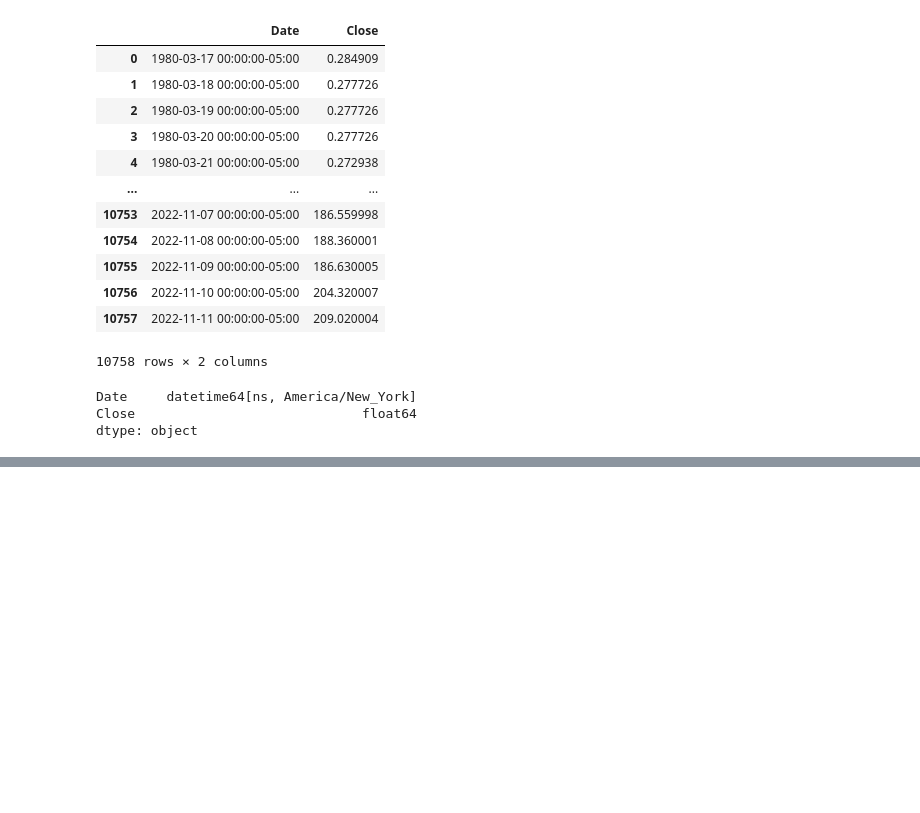
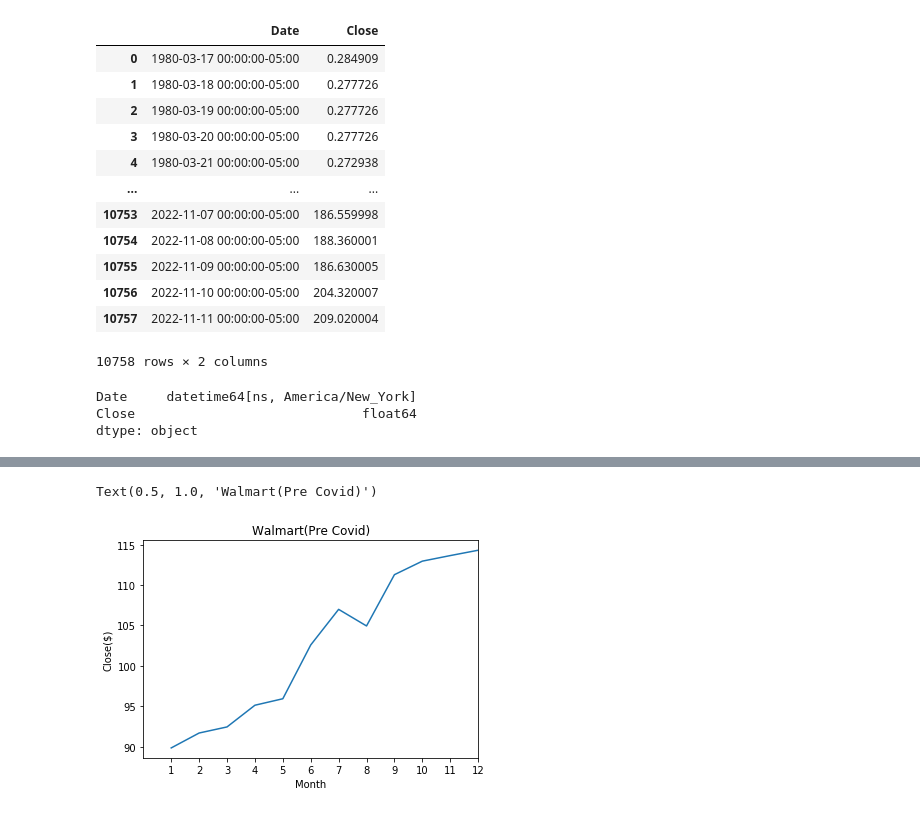
Before and after one commit to cjallow01/project-1, a Jupyter notebook: retail_covid_stocks.ipynb, the cells around one changed output, grey strips where cells are left out. Cells and saved outputs as stored; diff of their text form; code cells hidden in the pictures; blank space fills up the shorter version.

```diff
--- a/retail_covid_stocks.ipynb
+++ b/retail_covid_stocks.ipynb
@@ -161,0 +185,3 @@ plt.title("Lowes(After Vaccine)");
+# %%
+Walmart_data_df = pd.DataFrame(Walmart.history(period="max"))
+Walmart_data_df
@@ -161,0 +205,6 @@ plt.title("Lowes(After Vaccine)");
+# %%
+Walmart_data_df.reset_index(inplace=True)
+Walmart_data_df['index'] = Walmart_data_df.index
+Walmart_data_df['Date'] = pd.to_datetime(Walmart_data_df['Date'], format='%Y-%m-%d')
+Walmart_data_df = Walmart_data_df[["Date","Close"]]
+Walmart_data_df
@@ -161,0 +225,3 @@ plt.title("Lowes(After Vaccine)");
+# %%
+Walmart_pre_covid_df = Walmart_data_df.loc[((Walmart_data_df['Date'].dt.year == 2019))]
+Walmart_pre_covid_df.sort_values(by=['Date'])
@@ -161,0 +242,12 @@ plt.title("Lowes(After Vaccine)");
+# %%
+#Create a dataframe for Walmart pre-covid stock data (Jan 2019 - Dec 2019) By Month
+monthly_close_pre_covid_df = pd.DataFrame(Walmart_pre_covid_df.groupby(Walmart_pre_covid_df.Date.dt.month)['Close'].mean())\
+                        .reset_index()\
+                        .rename(columns={'Date': 'Month'})
+
+#Add Store and timeframe column
+
+monthly_close_pre_covid_df['Store'] = 'Walmart'
+monthly_close_pre_covid_df['Timeframe'] = 'Pre-Covid'
+
+monthly_close_pre_covid_df
@@ -162,3 +268,16 @@ plt.title("Lowes(After Vaccine)");
+# %%
+x = monthly_close_pre_covid_df['Month']
+y = monthly_close_pre_covid_df['Close']
+
+plt.plot(x, y)
+plt.xlim(0,12,1)
+plt.xticks(np.arange(min(x), max(x)+1, 1))
+plt.xlabel("Month")
+plt.ylabel("Close($)")
+plt.title("Walmart(Pre Covid)")
+# %% [output]
+Text(0.5, 1.0, 'Walmart(Pre Covid)')
+[figure, added]
 # %%
 #2. How did the stocks performs during the pandemic before the vaccine release? (Jan 2020 - Nov 2020)
 
```
Also changed, not shown: parts of 32 cells of this notebook, 3 other files.
